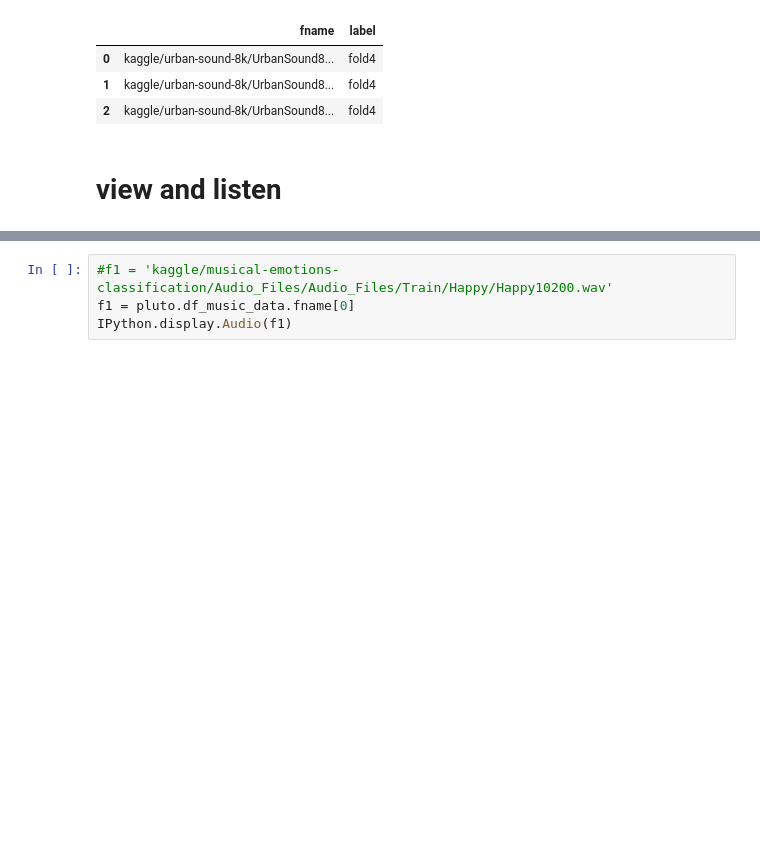
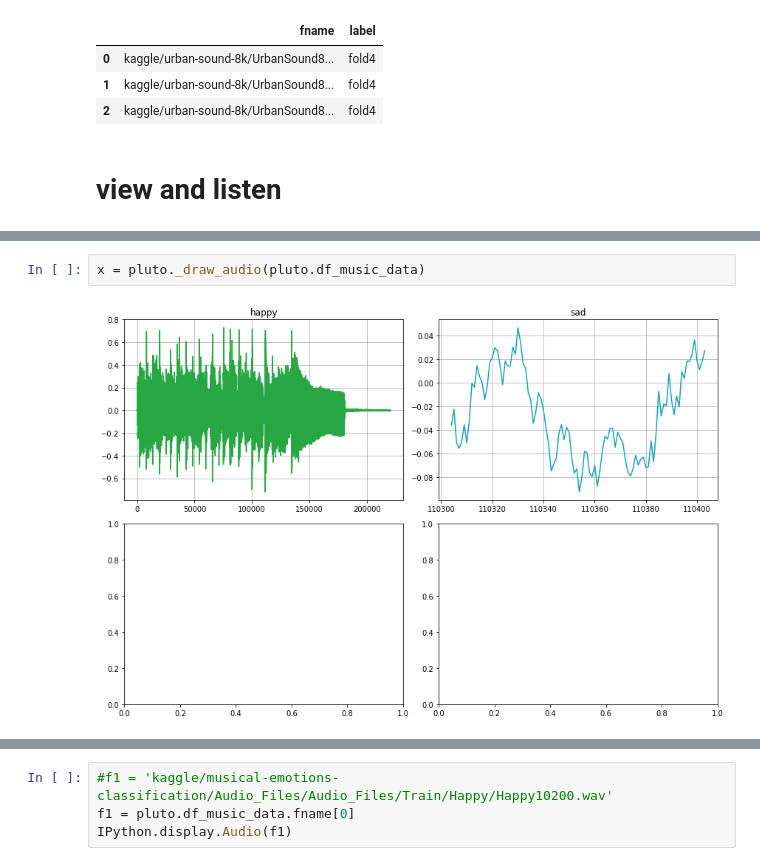
Before and after one commit to PacktPublishing/Data-Augmentation-with-Python, a Jupyter notebook: data_augmentation_with_python_chapter_7.ipynb, the cells around one changed output, grey strips where cells are left out. Drawn from its saved outputs; the diff is of its cells as text; blank space fills up the shorter version.

```diff
--- a/data_augmentation_with_python_chapter_7.ipynb
+++ b/data_augmentation_with_python_chapter_7.ipynb
@@ -274,0 +328,4 @@ import IPython.display
+# %%
+x = pluto._draw_audio(pluto.df_music_data)
+# %% [output]
+[figure, added]
```
Also changed, not shown: parts of 12 cells of this notebook.
